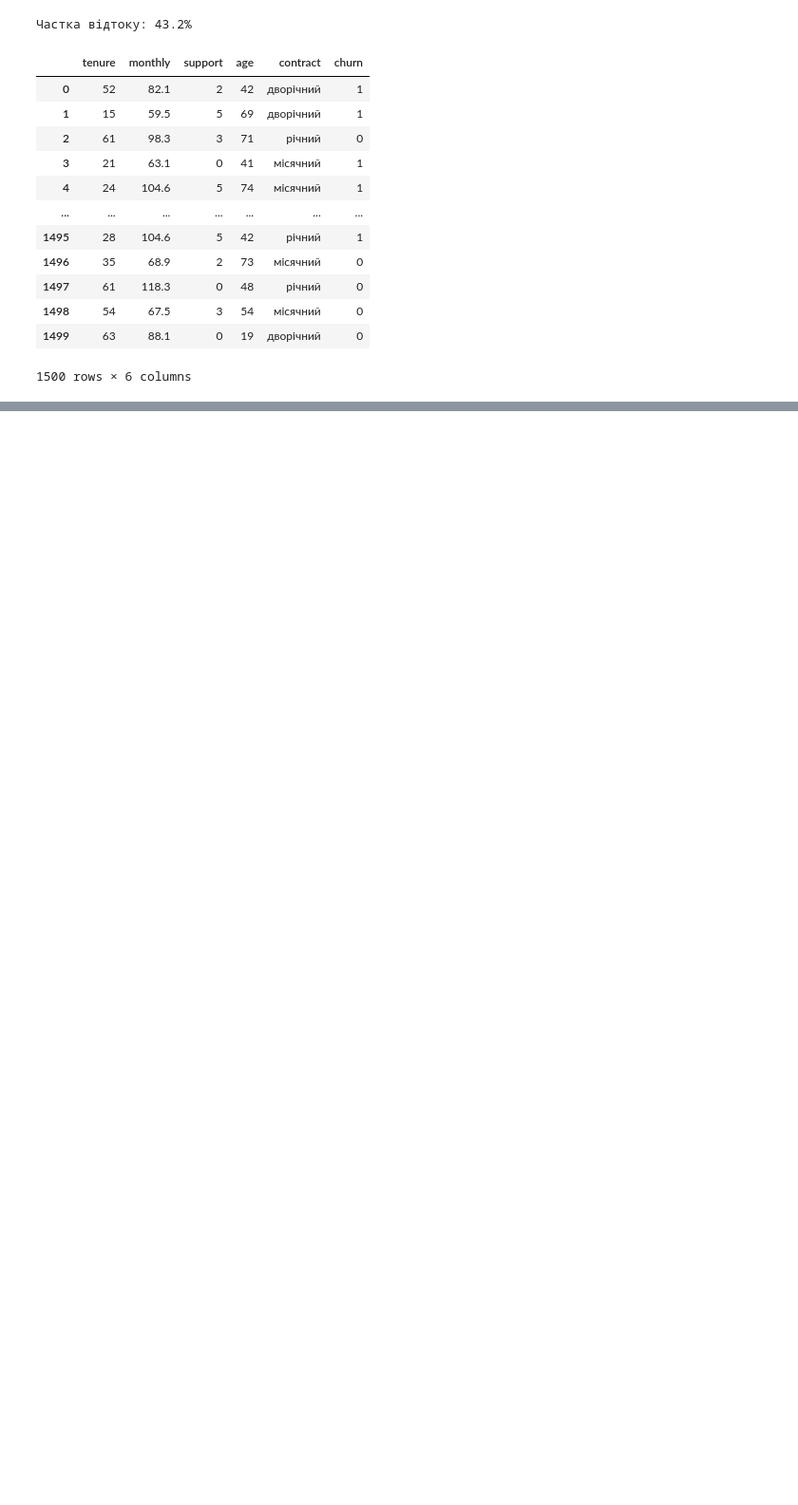
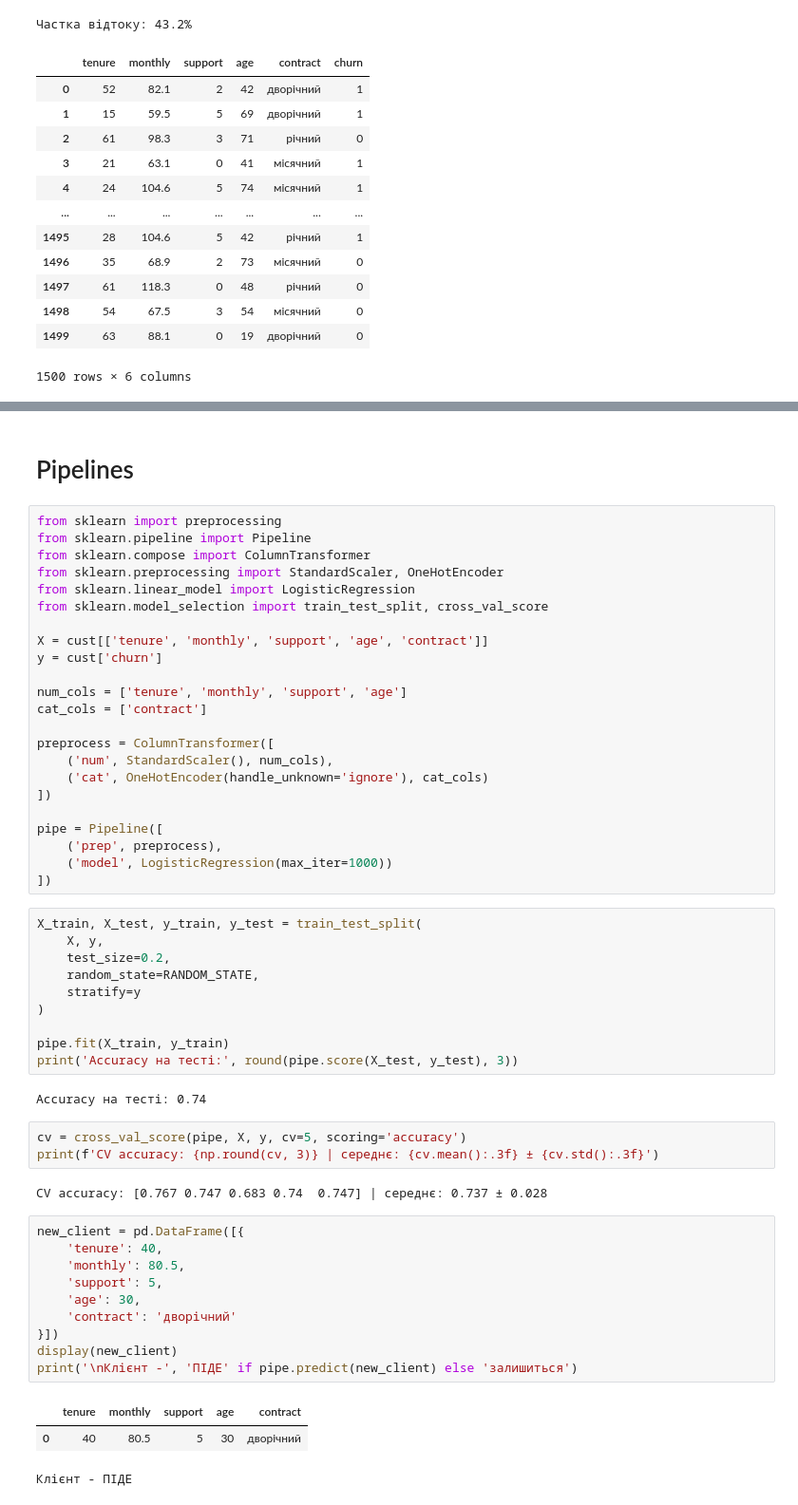
Before and after one commit to NadiiaIvashchuk/DTA_2026, a Jupyter notebook: ML/Strong ML models.ipynb, the cells around one changed output, grey strips where cells are left out. Shown at 95% size. Cells and saved outputs as stored; diff of their text form; blank space fills up the shorter version.

Commit message:
Pipeline

```diff
--- a/ML/Strong ML models.ipynb
+++ b/ML/Strong ML models.ipynb
@@ -48,0 +100,56 @@ cust
+# %% [markdown]
+# Pipelines
+# %%
+from sklearn import preprocessing
+from sklearn.pipeline import Pipeline
+from sklearn.compose import ColumnTransformer
+from sklearn.preprocessing import StandardScaler, OneHotEncoder
+from sklearn.linear_model import LogisticRegression
+from sklearn.model_selection import train_test_split, cross_val_score
+
+X = cust[['tenure', 'monthly', 'support', 'age', 'contract']]
+y = cust['churn']
+
+num_cols = ['tenure', 'monthly', 'support', 'age']
+cat_cols = ['contract']
+
+preprocess = ColumnTransformer([
+    ('num', StandardScaler(), num_cols),
+    ('cat', OneHotEncoder(handle_unknown='ignore'), cat_cols)
+])
+
+pipe = Pipeline([
+    ('prep', preprocess),
+    ('model', LogisticRegression(max_iter=1000))
+])
+# %%
+X_train, X_test, y_train, y_test = train_test_split(
+    X, y,
+    test_size=0.2,
+    random_state=RANDOM_STATE,
+    stratify=y
+)
+
+pipe.fit(X_train, y_train)
+print('Accuracy на тесті:', round(pipe.score(X_test, y_test), 3))
+# %% [output]
+Accuracy на тесті: 0.74
+# %%
+cv = cross_val_score(pipe, X, y, cv=5, scoring='accuracy')
+print(f'CV accuracy: {np.round(cv, 3)} | середнє: {cv.mean():.3f} ± {cv.std():.3f}')
+# %% [output]
+CV accuracy: [0.767 0.747 0.683 0.74  0.747] | середнє: 0.737 ± 0.028
+# %%
+new_client = pd.DataFrame([{
+    'tenure': 40,
+    'monthly': 80.5,
+    'support': 5,
+    'age': 30,
+    'contract': 'дворічний'
+}])
+display(new_client)
+print('\nКлієнт -', 'ПІДЕ' if pipe.predict(new_client) else 'залишиться')
+# %% [output]
+|  | tenure | monthly | support | age | contract |
+| 0 | 40 | 80.5 | 5 | 30 | дворічний |
+Клієнт - ПІДЕ
```
Also changed, not shown: parts of 7 cells of this notebook.
